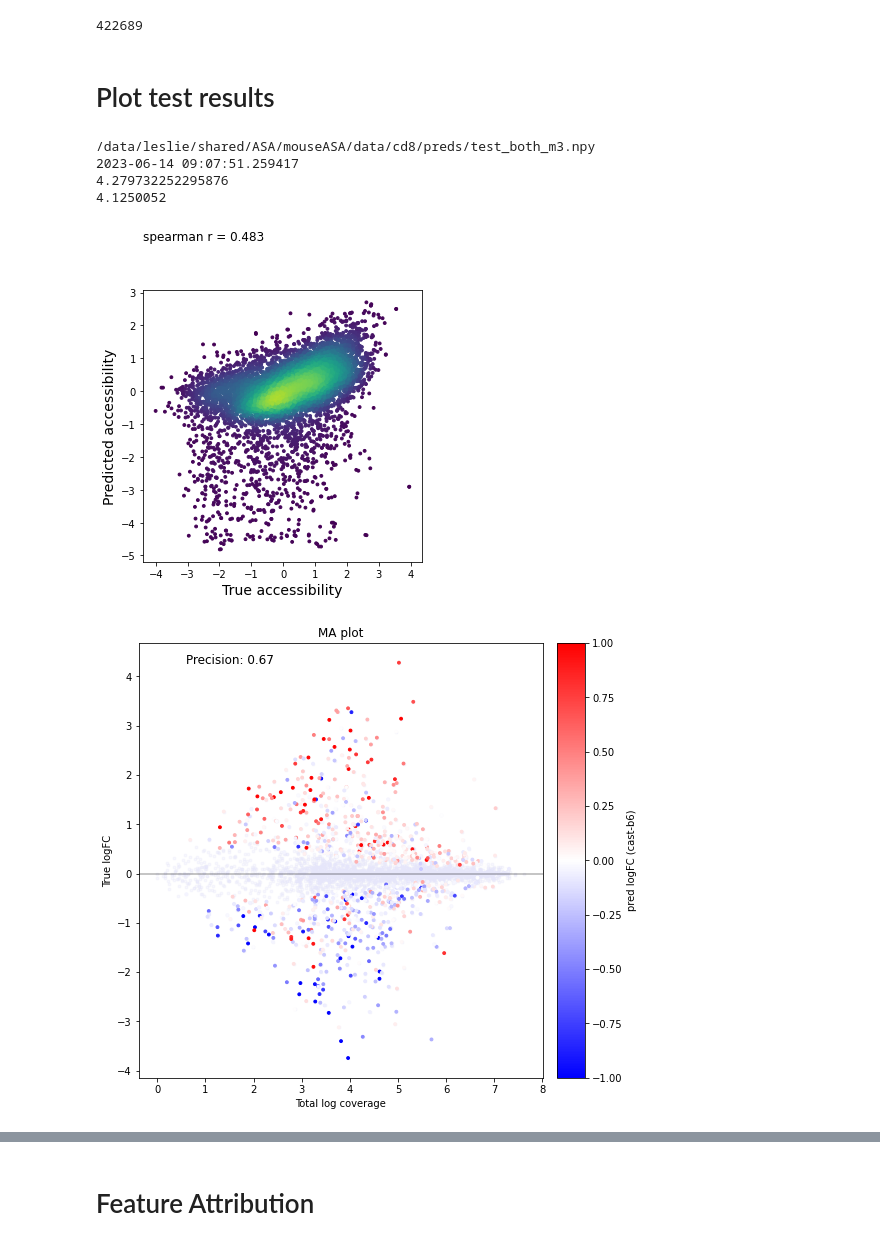
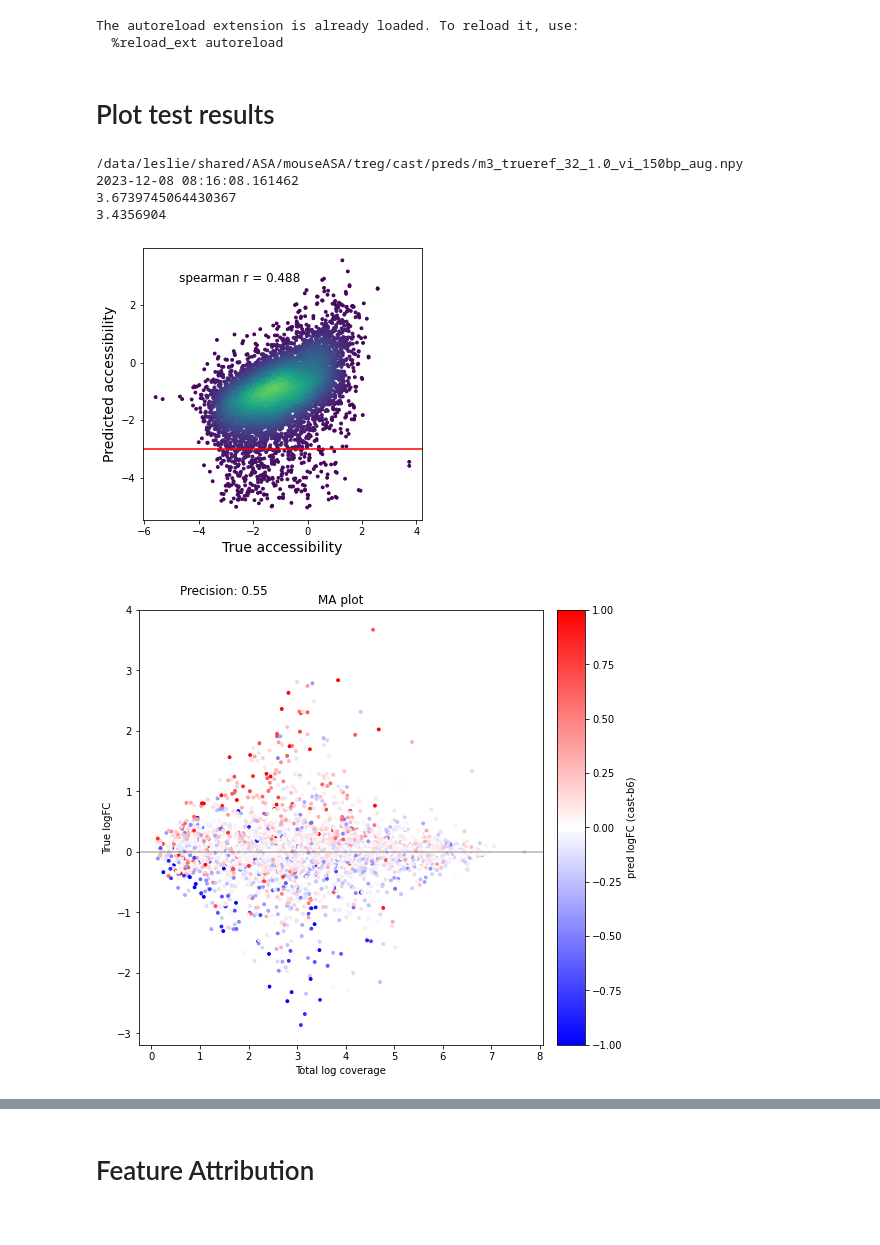
Before and after one commit to adityasinha379/mouseASA, a Jupyter notebook: scripts/analysis_alleleScan.ipynb, the cells around one changed output, grey strips where cells are left out. Cells and saved outputs as stored; diff of their text form; code cells hidden in the pictures.

```diff
--- a/scripts/analysis_alleleScan.ipynb
+++ b/scripts/analysis_alleleScan.ipynb
@@ -1,10 +1,3 @@
-# %%
-import torch
-from model import pairScan
-model = alleleScan(2,0.2)
-sum(p.numel() for p in model.parameters())
-# %% [output]
-422689
 # %%
 # General import, names of train, test, val
 %load_ext autoreload
@@ -17,16 +10,19 @@ import os
 import datetime
 
 basedir = '/data/leslie/shared/ASA/'
-aligndir = f'{basedir}pseudodiploid/'
-ctype = 'cd8'
+aligndir = f'{basedir}pseudodiploid/atac/'
+ctype = 'treg'
 
-datadir = f'{basedir}mouseASA/{ctype}/data/'
+datadir = f'{basedir}mouseASA/{ctype}/cast/data/'
 chrom_train = [1,2,4,6,7,8,9,11,12,13,14,16,17,18,19]
 chrom_val = [3,5]
 chrom_test = [10,15]
 chroms = [chrom_train, chrom_val, chrom_test]
 name = ['train', 'val', 'test']
 seqlen = 300
+# %% [output]
+The autoreload extension is already loaded. To reload it, use:
+  %reload_ext autoreload
 # %% [markdown]
 # Plot test results
 # %%
@@ -35,11 +31,11 @@ modelname = 'm3'
 dataset = 'trueref'
 use_prior = '1'
 batchsize = '32'
+weight = '1.0'
 gc = ''
-ident = '_vi_150bp'
+ident = '_vi_150bp_aug'
 
-# predspath = f'{basedir}mouseASA/{ctype}/preds/{modelname}_{dataset}_{use_prior}_{batchsize}{gc}{ident}.npy'
-predspath = f'{basedir}mouseASA/{ctype}/preds/test_both_m3.npy'
+predspath = f'{basedir}mouseASA/{ctype}/cast/preds/{modelname}_{dataset}_{batchsize}_{weight}{gc}{ident}.npy'
 print(predspath)
 print(datetime.datetime.fromtimestamp(os.path.getmtime(predspath)))
 y_pred = np.load(predspath)
@@ -51,30 +47,32 @@ pred_fc = y_pred[len(y_pred)//2:] - y_pred[:len(y_pred)//2]
 print(np.max(np.abs(true_fc)))
 print(np.max(np.abs(pred_fc)))
 # %% [output]
-/data/leslie/shared/ASA/mouseASA/data/cd8/preds/test_both_m3.npy
-2023-06-14 09:07:51.259417
-4.279732252295876
-4.1250052
+/data/leslie/shared/ASA/mouseASA/treg/cast/preds/m3_trueref_32_1.0_vi_150bp_aug.npy
+2023-12-08 08:16:08.161462
+3.6739745064430367
+3.4356904
 # %%
 # Overall Spearman plot:
 import matplotlib.pyplot as plt
 from scipy.stats import gaussian_kde, spearmanr
 
-x, y = y_test, y_pred
+thresh = -3
+x = y_test[np.where(y_pred>thresh)[0]]
+y = y_pred[np.where(y_pred>thresh)[0]]
 cor = spearmanr(x,y).correlation
 
-xy = np.vstack([x,y])
-z = gaussian_kde(xy)(xy)
+z = gaussian_kde(np.vstack([y_test,y_pred]))(np.vstack([y_test,y_pred]))
 
 plt.figure(figsize=(5,5))
-plt.scatter(x, y, c=z, s=8, vmax = 0.2)
+plt.scatter(y_test, y_pred, c=z, s=8, vmax = 0.2)
+plt.axhline(y=thresh, color='r', linestyle='-')
 plt.ylabel('Predicted accessibility', fontsize = 14)
 plt.xlabel('True accessibility', fontsize = 14)
-plt.text(-2.5, 4.5, 'spearman r = {:.3f}'.format(cor),
+plt.text(-2.5, 2.7, 'spearman r = {:.3f}'.format(cor),
          ha='center', va='bottom',fontsize=12)
 plt.show()
 # %% [output]
-[figure, old version]
+[figure, new version]
 # %%
 # MA plot
 from mpl_toolkits.axes_grid1 import make_axes_locatable
@@ -95,11 +93,12 @@ _,_,_,_,_,temp = load_data(ctype,dataset,'_noGC'+ident+'')        # load no GC d
 temp = temp[:len(temp)//2]
 totalcov = np.log2(2**temp[:len(y_test)//2]+2**temp[len(y_test)//2:]-1)
 # beta-binomial significance
-betabin_pvals = pd.read_csv(datadir+'significance/betabinom_result_combCounts_150bp_testOnly.csv')['p.adj']
-idx_sig = np.where(betabin_pvals<0.05)[0]
+# betabin_pvals = pd.read_csv(datadir+'significance/betabinom_result_combCounts_150bp_testOnly.csv')['p.adj']
+# idx_sig = np.where(betabin_pvals<0.05)[0]
+idx_sig = np.arange(len(totalcov))
 
 ax.axhline(0, c='k', alpha=0.3)
-ax.scatter(totalcov , true_fc, c = 'lavender', cmap = 'bwr', s = 8, vmax=1, vmin=-1, alpha=0.3 )
+ax.scatter(totalcov , true_fc, c = 'lavender', s = 8, alpha=0.3 )
 a = ax.scatter(totalcov[idx_sig] , true_fc[idx_sig], c = pred_fc[idx_sig], cmap = 'bwr', s = 8, vmax=1, vmin=-1 )
 cbar = plt.colorbar(a, cax=cax)
 cbar.set_label('pred logFC (cast-b6)')
@@ -111,7 +110,7 @@ ax.text(1.5, 4.2, f'Precision: {prec:.2f}',
          ha='center', va='bottom',fontsize=12)
 plt.show()
 # %% [output]
-[figure, old version]
+[figure, new version]
 # %%
 # Allele Specific predictions plot:
 from mpl_toolkits.axes_grid1 import make_axes_locatable
```
Also changed, not shown: parts of 10 cells of this notebook, 15 other files.
